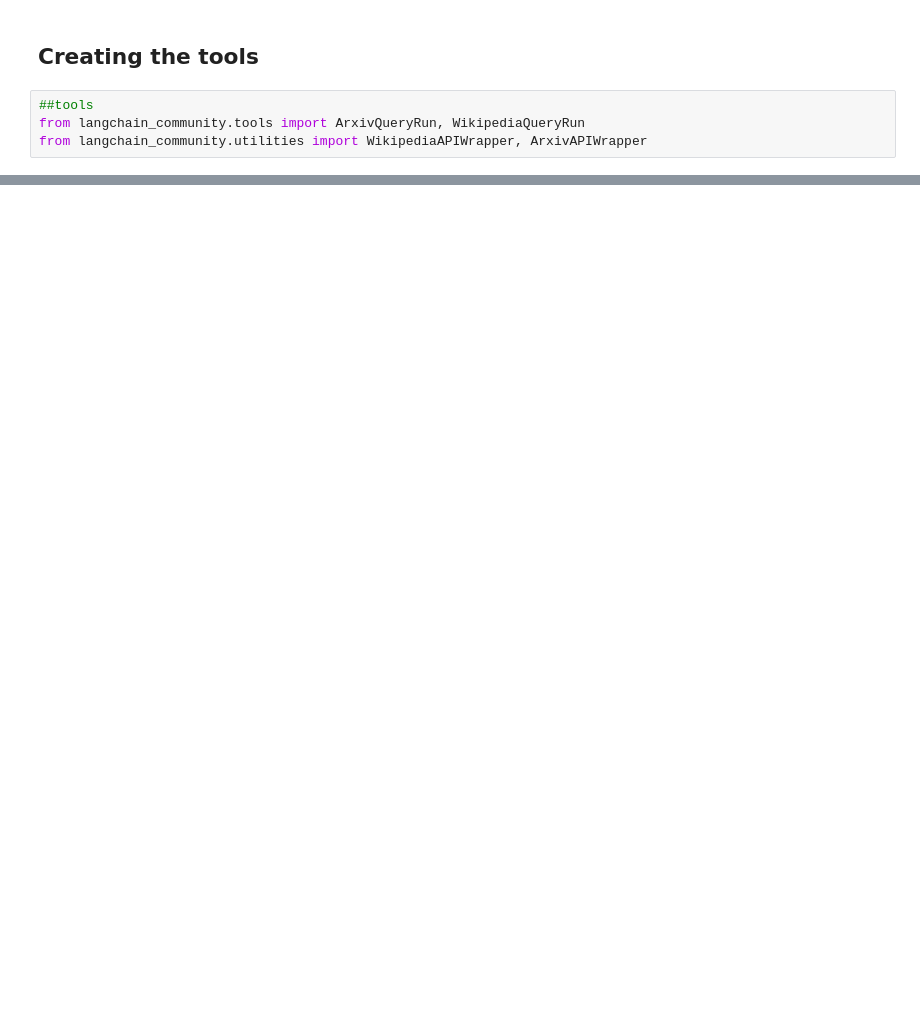
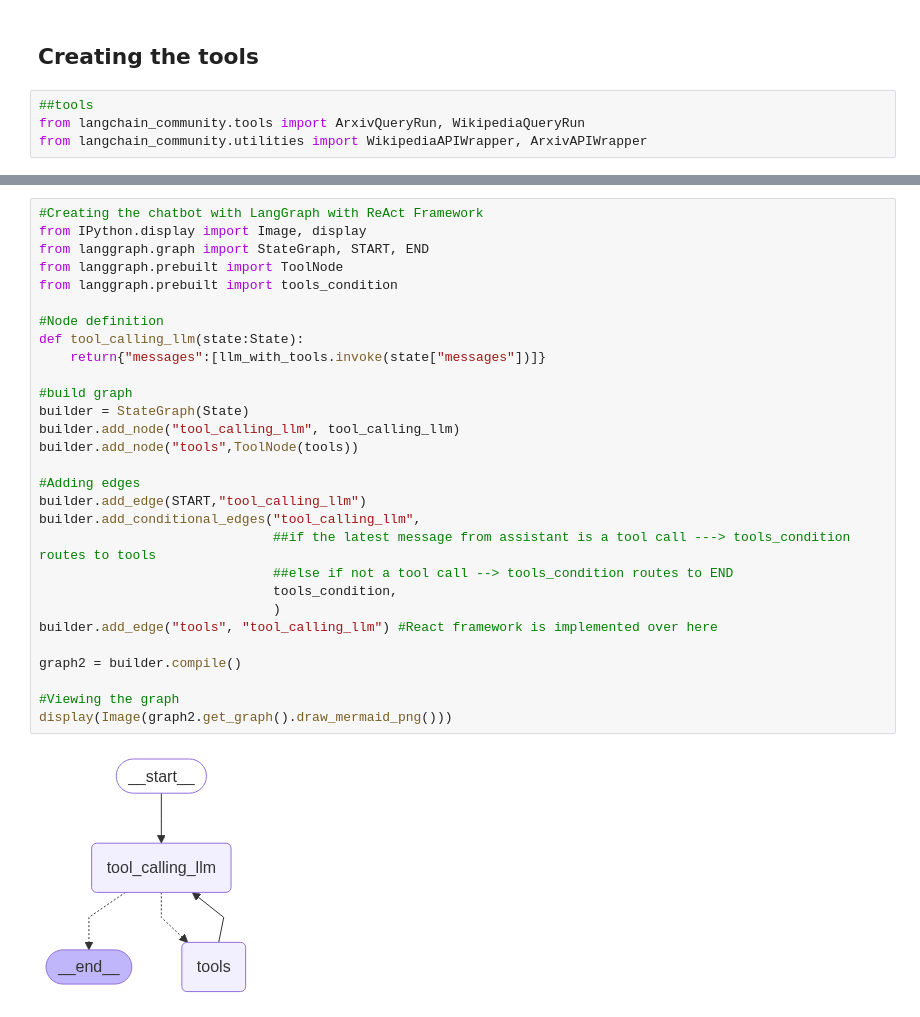
Before and after one commit to shaunnoeljose/Pydantic_LangGraph, a Jupyter notebook: LangGraph_Chatbot/chatbot_multipletools.ipynb, the cells around one changed output, grey strips where cells are left out. Cells and saved outputs as stored; diff of their text form; blank space fills up the shorter version.

```diff
--- a/LangGraph_Chatbot/chatbot_multipletools.ipynb
+++ b/LangGraph_Chatbot/chatbot_multipletools.ipynb
@@ -16,0 +151,31 @@ arxiv
+# %%
+#Creating the chatbot with LangGraph with ReAct Framework
+from IPython.display import Image, display
+from langgraph.graph import StateGraph, START, END
+from langgraph.prebuilt import ToolNode
+from langgraph.prebuilt import tools_condition
+
+#Node definition
+def tool_calling_llm(state:State):
+    return{"messages":[llm_with_tools.invoke(state["messages"])]}
+
+#build graph
+builder = StateGraph(State)
+builder.add_node("tool_calling_llm", tool_calling_llm)
+builder.add_node("tools",ToolNode(tools))
+
+#Adding edges
+builder.add_edge(START,"tool_calling_llm")
+builder.add_conditional_edges("tool_calling_llm",
+                              ##if the latest message from assistant is a tool call ---> tools_condition routes to tools
+                              ##else if not a tool call --> tools_condition routes to END
+                              tools_condition,
+                              )
+builder.add_edge("tools", "tool_calling_llm") #React framework is implemented over here
+
+graph2 = builder.compile()
+
+#Viewing the graph
+display(Image(graph2.get_graph().draw_mermaid_png()))
+# %% [output]
+[figure, added]
```
Also changed, not shown: parts of 11 cells of this notebook, 1 other file.
